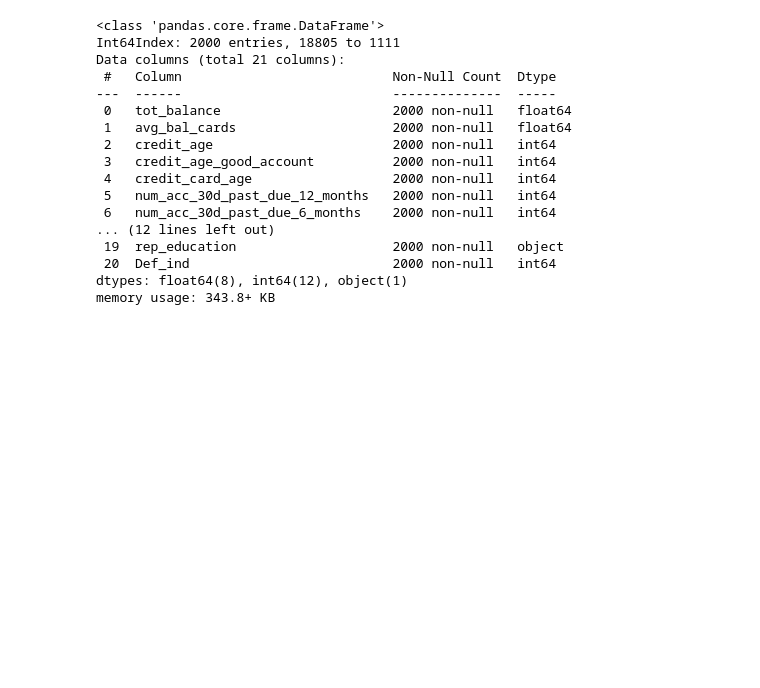
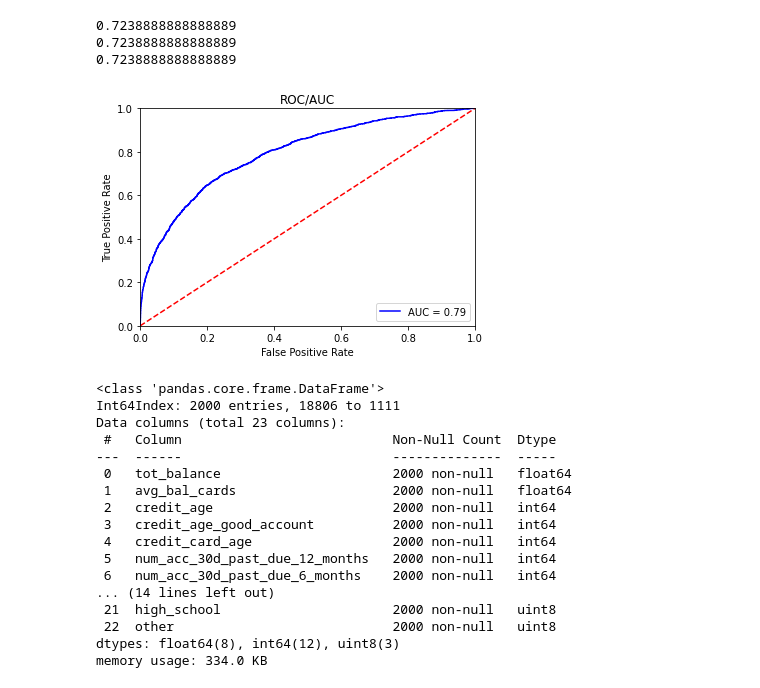
Before and after one commit to KennedyOdongo/DATA-300-Statistical-Machine-Learning-Fall-2023-, a Jupyter notebook: HW4.ipynb, the cells around one changed output. Cells and saved outputs as stored; diff of their text form; code cells hidden in the pictures; blank space fills up the shorter version.

```diff
--- a/HW4.ipynb
+++ b/HW4.ipynb
@@ -113,10 +204,55 @@ memory usage: 6.0+ MB
+# %%
+# fitting the LDA model
+
+lda = LinearDiscriminantAnalysis()
+lda.fit(X_train, y_train)
+y_pred = lda.predict(X_test)
+# %%
+# metrics
+
+accuracy = accuracy_score(y_test, y_pred)
+precision = precision_score(y_test, y_pred, average = "micro")
+recall = recall_score(y_test, y_pred, average = "micro")
+print(accuracy)
+print(precision)
+print(recall)
+
+# An accuracy score of 0.72 shows the model is correct 0.72 overall.
+# A precision score of 0.72  shows the model is correct 0.72 when predicting the target class.
+# A recall score of 0.72 shows the model can find all objects of the target class 0.72 of the time.
+# %% [output]
+0.7238888888888889
+0.7238888888888889
+0.7238888888888889
+# %%
+# creating the ROC/AUC plot
+
+probs = lda.predict_proba(X_test)
+preds = probs[:,1]
+fpr, tpr, threshold = metrics.roc_curve(y_test, preds)
+roc_auc = metrics.auc(fpr, tpr)
+
+plt.title('ROC/AUC')
+plt.plot(fpr, tpr, 'b', label = 'AUC = %0.2f' % roc_auc)
+plt.legend(loc = 'lower right')
+plt.plot([0, 1], [0, 1],'r--')
+plt.xlim([0, 1])
+plt.ylim([0, 1])
+plt.ylabel('True Positive Rate')
+plt.xlabel('False Positive Rate')
+plt.show()
+# %% [output]
+[figure, added]
 # %%
-not_defaulted_downsampled = resample(not_defaulted,random_state=7,n_samples=2000,replace=True)
-not_defaulted_downsampled.info()
+# Part B - undersampling
+# creating the undersampled dataframe by randomly choosing 2000 samples
+
+not_defaulted_undersampled = resample(not_defaulted,random_state=7,n_samples=2000,replace=True)
+not_defaulted_undersampled.info()
 # %% [output]
 <class 'pandas.core.frame.DataFrame'>
-Int64Index: 2000 entries, 18805 to 1111
-Data columns (total 21 columns):
+Int64Index: 2000 entries, 18806 to 1111
+Data columns (total 23 columns):
  #   Column                           Non-Null Count  Dtype
 ---  ------                           --------------  -----
  0   tot_balance                      2000 non-null   float64
@@ -126,8 +262,8 @@ Data columns (total 21 columns):
  4   credit_card_age                  2000 non-null   int64
  5   num_acc_30d_past_due_12_months   2000 non-null   int64
  6   num_acc_30d_past_due_6_months    2000 non-null   int64
-... (12 lines left out)
- 19  rep_education                    2000 non-null   object
- 20  Def_ind                          2000 non-null   int64
-dtypes: float64(8), int64(12), object(1)
-memory usage: 343.8+ KB
+... (14 lines left out)
+ 21  high_school                      2000 non-null   uint8
+ 22  other                            2000 non-null   uint8
+dtypes: float64(8), int64(12), uint8(3)
+memory usage: 334.0 KB
```
Also changed, not shown: parts of 35 cells of this notebook.
